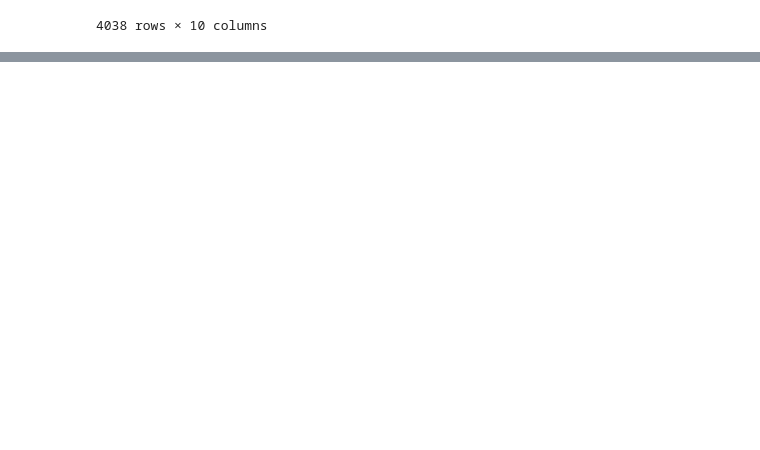
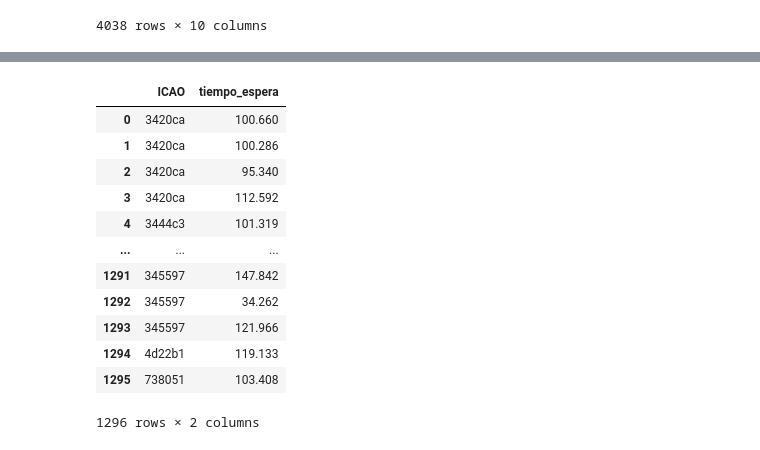
Before and after one commit to artemvarucm/PD2, a Jupyter notebook: src/modelado/preprocesamiento.ipynb, the cells around one changed output, grey strips where cells are left out. Saved outputs shown, nothing was run; the diff lists cells and outputs as text; code cells hidden in the pictures; blank space fills up the shorter version.

```diff
--- a/src/modelado/preprocesamiento.ipynb
+++ b/src/modelado/preprocesamiento.ipynb
@@ -52,3 +82,19 @@ df.head()
+# %%
+icaos
+# %% [output]
+|  | ICAO | tiempo_espera |
+| 0 | 3420ca | 100.660 |
+| 1 | 3420ca | 100.286 |
+| 2 | 3420ca | 95.340 |
+| 3 | 3420ca | 112.592 |
+| 4 | 3444c3 | 101.319 |
+| ... | ... | ... |
+| 1291 | 345597 | 147.842 |
+| 1292 | 345597 | 34.262 |
+| 1293 | 345597 | 121.966 |
+| 1294 | 4d22b1 | 119.133 |
+| 1295 | 738051 | 103.408 |
+1296 rows × 2 columns
 # %%
 df.dtypes
 # %% [output]
```
Also changed, not shown: parts of 24 cells of this notebook.
